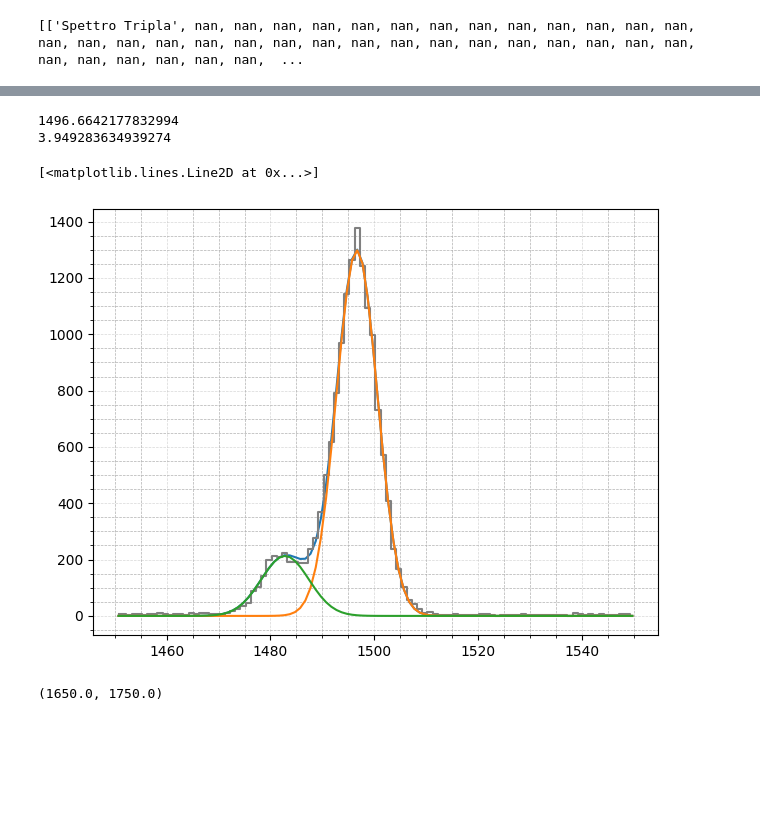
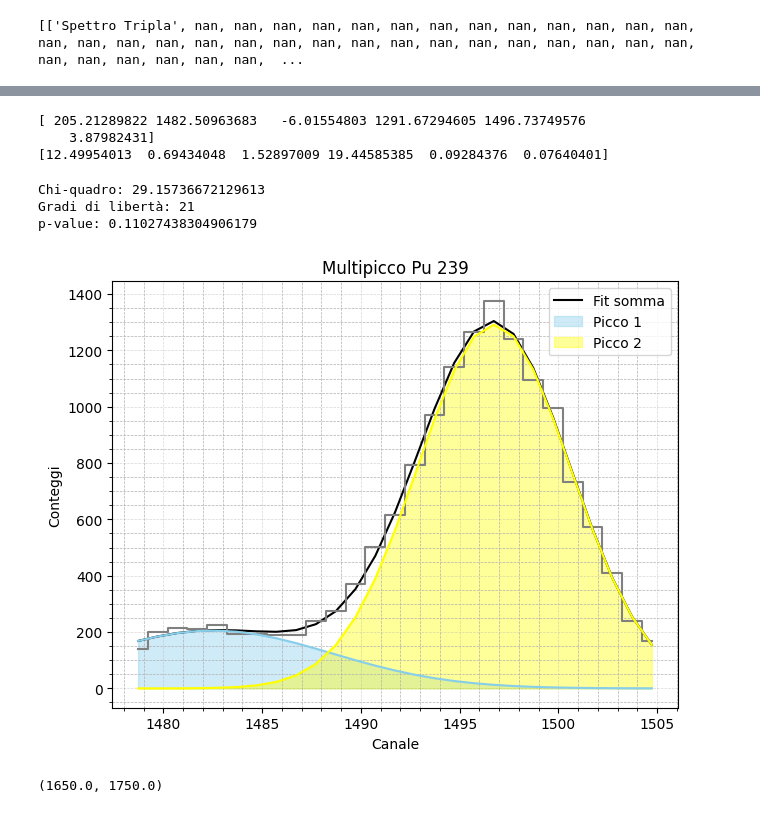
Before and after one commit to amberymoon/diamante, a Jupyter notebook: Diamante.ipynb, the cells around one changed output, grey strips where cells are left out. Drawn from its saved outputs; the diff is of its cells as text; code cells hidden in the pictures; blank space fills up the shorter version.

```diff
--- a/Diamante.ipynb
+++ b/Diamante.ipynb
@@ -183,20 +279,53 @@ popt, pcov = curve_fit(somma_gauss,x_fit,y_fit,p0)
+# %%
+y = np.array(matrice_dati[1])
+x_min = 1478
+x_max = 1505
+mask = (Mca >= x_min) & (Mca <= x_max)
+x_fit = Mca[mask]
+y_fit = y[mask]
+p0 = np.array([200,1490,7,1400,1500,7])
+popt_s2, pcov_s2 = curve_fit(somma_gauss,x_fit,y_fit,p0)
 # %%
-plt.plot(x_fit,somma_gauss(x_fit,popt[0],popt[1],popt[2],popt[3],popt[4],popt[5]))
+plt.plot(x_fit,somma_gauss(x_fit,*popt_s2),c='black' ,label='Fit somma')
 #plt.scatter(x_fit,y_fit)
-print(popt[1])
-print(popt[2])
+print(popt_s2)
+print(np.diag(np.sqrt(pcov_s2)))
 plt.grid(True, which='both', linestyle='--', linewidth=0.5)
 plt.minorticks_on()
 plt.tight_layout()
 plt.grid(True, linestyle='--', alpha=0.5)
-plt.plot(x_fit, y_fit, drawstyle='steps-mid', color='gray', label='Spettro $^{22}$Na')
-plt.plot(x_fit,gaussiana(x_fit,popt[0],popt[1],popt[2]))
-plt.plot(x_fit,gaussiana(x_fit,popt[3],popt[4],popt[5]))
+plt.plot(x_fit, y_fit, drawstyle='steps-mid', color='gray')
+plt.fill_between(x_fit,gaussiana(x_fit,popt_s2[0],popt_s2[1],popt_s2[2]), color='skyblue', alpha=0.4, label="Picco 1")
+plt.fill_between(x_fit,gaussiana(x_fit,popt_s2[3],popt_s2[4],popt_s2[5]), color='yellow', alpha=0.4, label="Picco 2")
+plt.plot(x_fit,gaussiana(x_fit,popt_s2[0],popt_s2[1],popt_s2[2]), c='skyblue')
+plt.plot(x_fit,gaussiana(x_fit,popt_s2[3],popt_s2[4],popt_s2[5]), c='yellow')
+plt.legend()
+plt.xlabel('Canale')
+plt.ylabel('Conteggi')
+plt.title('Multipicco Pu 239')
+sigma = np.sqrt(y_fit)
+residuals = y_fit - somma_gauss(x_fit, *popt_s2)
+chi_squared = np.sum((residuals / sigma)**2)
+
+
+# 5. Gradi di libertà = numero dati - numero parametri
+dof = len(x_fit) - len(popt_s2)
+
+# 6. p-value
+p_value = 1 - chi2.cdf(chi_squared, dof)
+
+# 7. Risultati
+print("Chi-quadro:", chi_squared)
+print("Gradi di libertà:", dof)
+print("p-value:", p_value)
 # %% [output]
-1496.6642177832994
-3.949283634939274
+[ 205.21289822 1482.50963683   -6.01554803 1291.67294605 1496.73749576
+    3.87982431]
+[12.49954013  0.69434048  1.52897009 19.44585385  0.09284376  0.07640401]
-[<matplotlib.lines.Line2D at 0x...>]
+Chi-quadro: 29.15736672129613
+Gradi di libertà: 21
+p-value: 0.11027438304906179
-[figure, old version]
+[figure, new version]
 # %%
 plt.scatter(Mca,matrice_dati[1])
 plt.xlim(1650,1750)
```
Also changed, not shown: parts of 23 cells of this notebook, 15 other files.
